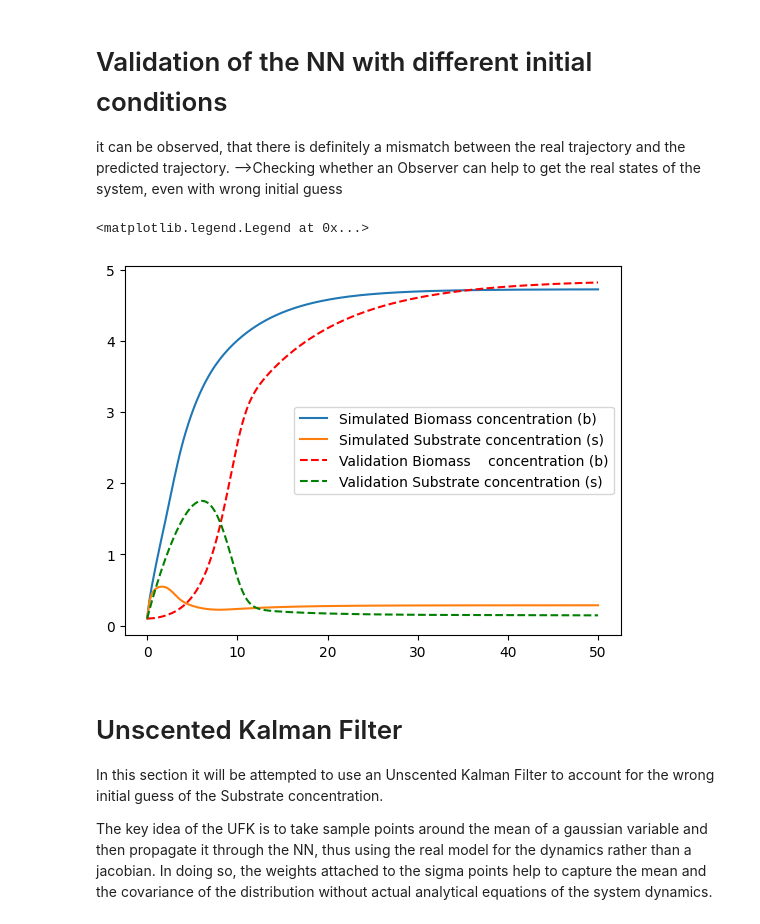
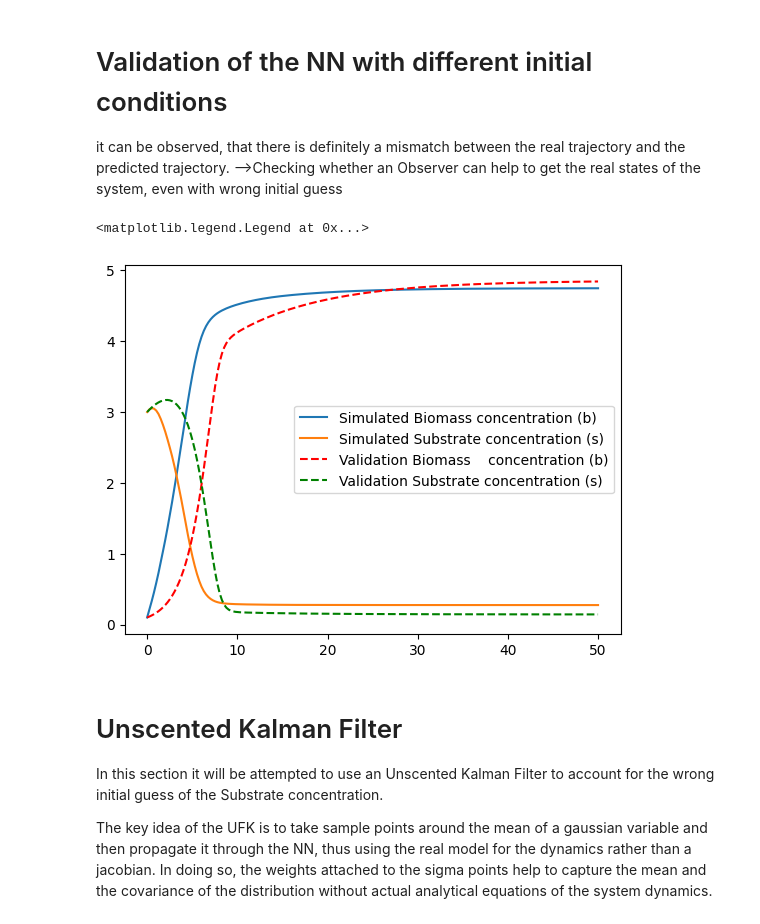
Before and after one commit to therealtoby1/Master, a Jupyter notebook: Cell_growth_easy_Model.ipynb, the cells around one changed output. Cells and saved outputs as stored; diff of their text form; code cells hidden in the pictures.

```diff
--- a/Cell_growth_easy_Model.ipynb
+++ b/Cell_growth_easy_Model.ipynb
@@ -48,10 +48,18 @@ plt.legend( loc='best')
 <matplotlib.legend.Legend at 0x...>
 [figure]
 # %%
-#Storing the generated datasets
+#creating and storing more datasets with the same parameters but different initial conditions
+
 Dataset={}
-Dataset['B1'] = sol.y[0]
-Dataset['S1'] = sol.y[1]
+#number of datasets=j
+j=5
+for i in range (j):
+    y0 = [0.1 + i * 0.5, 5.0 - i * 0.5]  # Varying initial conditions
+    sol_i = solve_ivp(Biosystem, t_span, y0, args=(D, K_m, s_e, mu_max), t_eval=t_eval)
+    Dataset[f'B{i}'] = sol_i.y[0]
+    Dataset[f'S{i}'] = sol_i.y[1]
+
+
 
 import torch as torch
 import torch.nn as nn
@@ -77,20 +85,22 @@ criterion = nn.MSELoss() #mean squared error loss function --randomly chosen, co
 #weighted function may be good, to value the larger Cells more, since the measurement of these is generally more stable than
 #the measurement of small cells
 
-X_tensor = torch.tensor(np.array([Dataset['B1'][:-1],Dataset['S1'][:-1]]).T, dtype=torch.float32)
-print(X_tensor.shape)#199 batch with dim 2
 
-Y_tensor = torch.tensor(np.array([Dataset['B1'][1:],Dataset['S1'][1:]]).T, dtype=torch.float32)
-print(Y_tensor.shape)#199,2
+for i in range (0,j):
+    X_tensor = torch.tensor(np.array([Dataset[f'B{i}'][:-1],Dataset[f'S{i}'][:-1]]).T, dtype=torch.float32)
+    print(X_tensor.shape)#199 batch with dim 2
 
-for epoch in range(2000):
-    optimizer.zero_grad()
-    output = model(X_tensor)        #calls the forward function of the Neural Network class
-    loss = criterion(output, Y_tensor)
-    loss.backward()
-    optimizer.step()
-    if epoch % 1000 == 0:
-        print(f"Epoch {epoch}, Loss: {loss.item():.6f}")
+    Y_tensor = torch.tensor(np.array([Dataset[f'B{i}'][1:],Dataset[f'S{i}'][1:]]).T, dtype=torch.float32)
+    print(Y_tensor.shape)#199,2
+
+    for epoch in range(i*1000,1000+i*1000):
+        optimizer.zero_grad()
+        output = model(X_tensor)        #calls the forward function of the Neural Network class
+        loss = criterion(output, Y_tensor)
+        loss.backward()
+        optimizer.step()
+        if epoch % 1000 == 0:
+            print(f"Epoch {epoch}, Loss: {loss.item():.6f}")
 # %% [output]
 torch.Size([199, 2])
 torch.Size([199, 2])
@@ -102,27 +123,27 @@ Epoch 1000, Loss: 0.000009
 it can be observed, that there is definitely a mismatch between the real trajectory and the predicted trajectory.
 -->Checking whether an Observer can help to get the real states of the system, even with wrong initial guess
 # %%
-y0=[0.1,0.1] #initial conditions for the validation with the neural network
+y0=[0.1,3] #initial conditions for the validation with the neural network
 K_m=1
 validation=solve_ivp(Biosystem, t_span, y0, args=(D, K_m, s_e, mu_max), t_eval=t_eval)
 Dataset_val = {}
 Dataset_val['B1'] = validation.y[0]
 Dataset_val['S1'] = validation.y[1]
 
 ##NN simulation
-sol_sim=[[0.1,0.1]]
+sol_sim=[[0.1,3]]
 for i in range (0, len(t_eval)-1):
     sol_prev=sol_sim[i]
     ni=model(torch.tensor(sol_prev,dtype=torch.float32)).detach().numpy()
     sol_sim.append(ni)
 plt.plot(t_eval, np.array(sol_sim)[:, 0], label='Simulated Biomass concentration (b)')
 plt.plot(t_eval, np.array(sol_sim)[:, 1], label='Simulated Substrate concentration (s)')
 plt.plot(validation.t, validation.y[0], 'r--', label='Validation Biomass    concentration (b)')
 plt.plot(validation.t, validation.y[1], 'g--', label='Validation Substrate concentration (s)')
 plt.legend(loc='best')
 # %% [output]
 <matplotlib.legend.Legend at 0x...>
-[figure, old version]
+[figure, new version]
 # %% [markdown]
 # Unscented Kalman Filter
 In this section it will be attempted to use an Unscented Kalman Filter to account for the wrong initial guess of the Substrate concentration.
```
Also changed, not shown: parts of 2 cells of this notebook.
